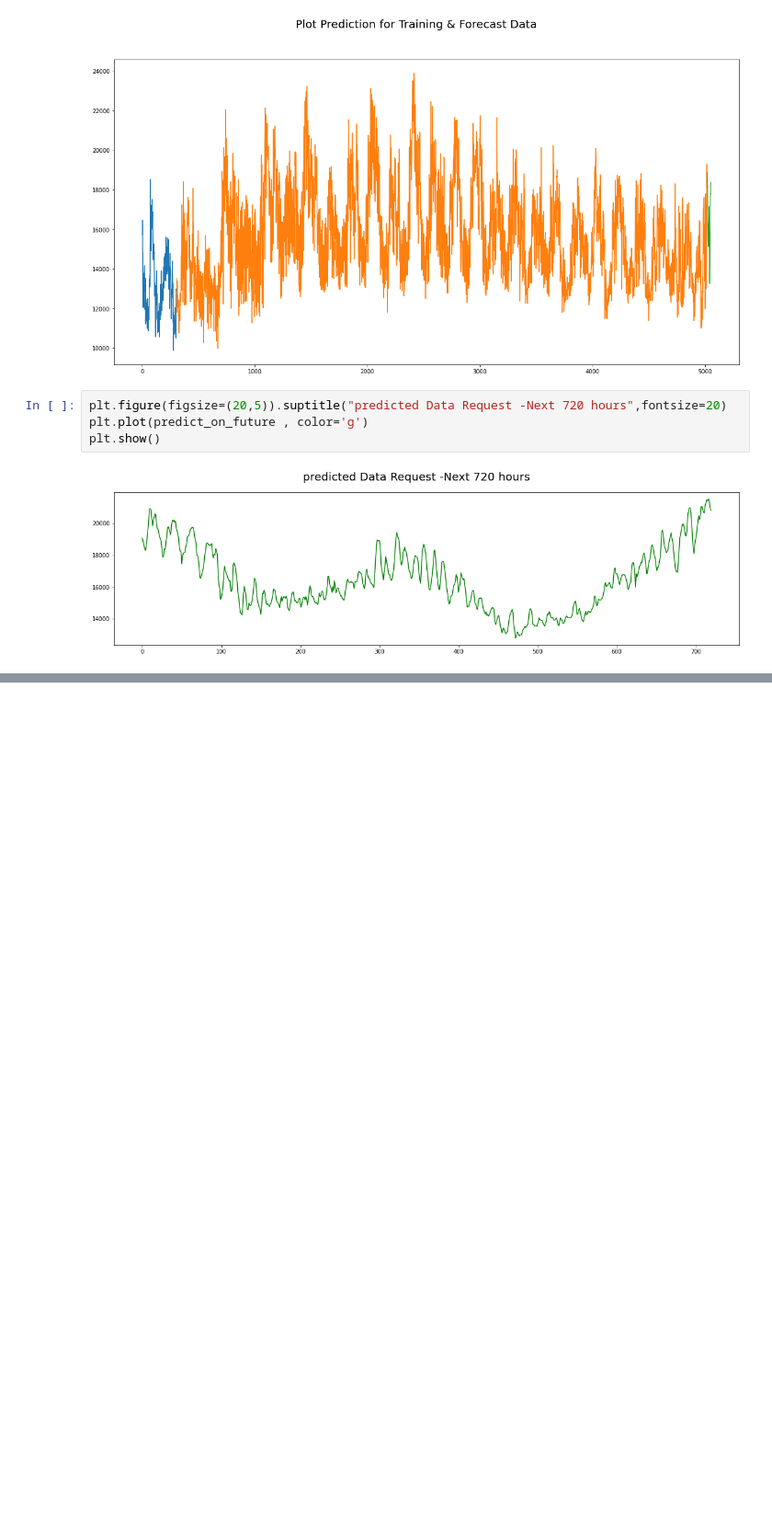
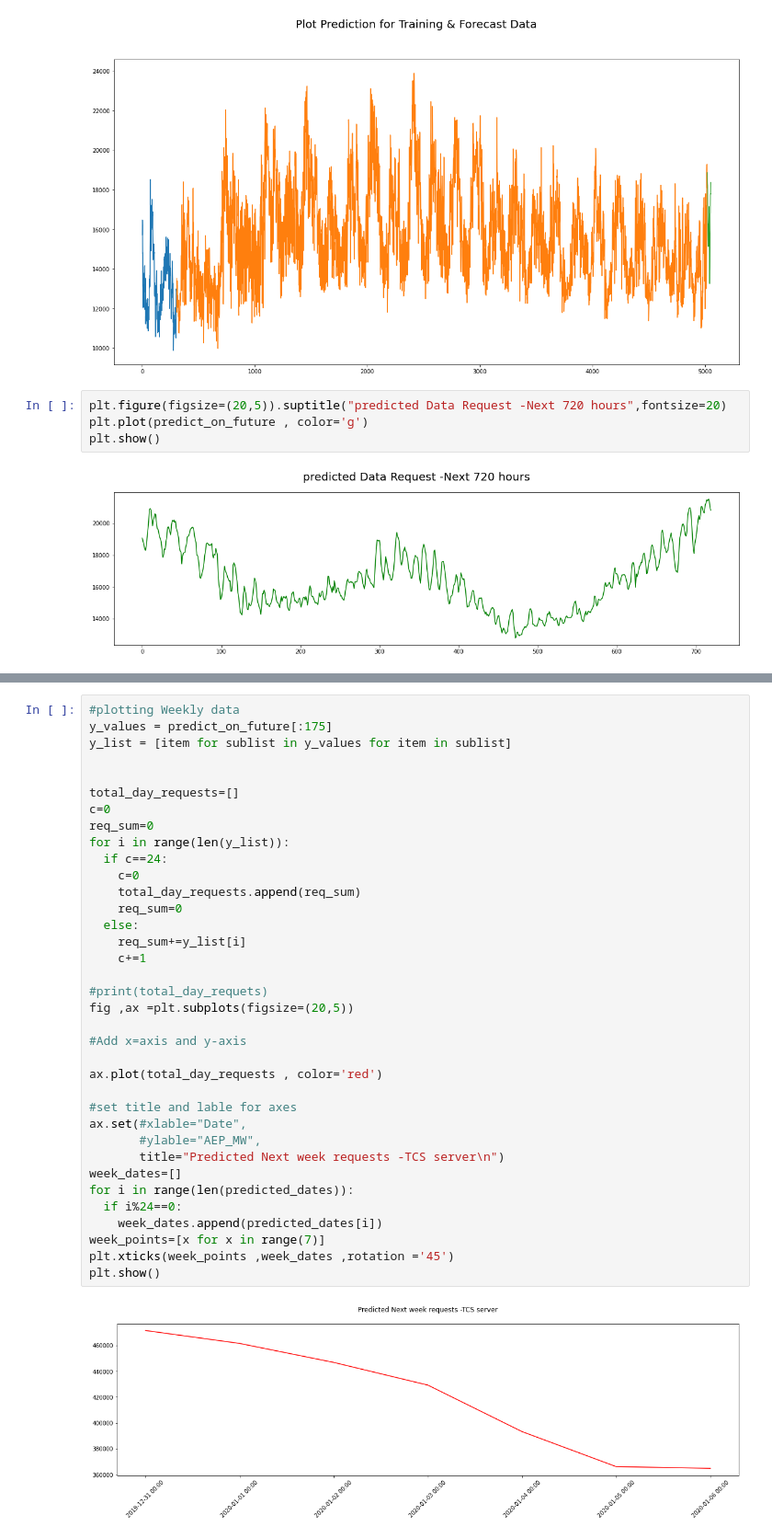
Before and after one commit to dhanushka365/SLEnergyConsumptionPrediction, a Jupyter notebook: EP_testv1.ipynb, the cells around one changed output, grey strips where cells are left out. Shown at 92% size. Cells and saved outputs as stored; diff of their text form; blank space fills up the shorter version.

```diff
--- a/EP_testv1.ipynb
+++ b/EP_testv1.ipynb
@@ -273,0 +362,38 @@ plt.show()
+# %%
+#plotting Weekly data
+y_values = predict_on_future[:175]
+y_list = [item for sublist in y_values for item in sublist]
+
+
+total_day_requests=[]
+c=0
+req_sum=0
+for i in range(len(y_list)):
+  if c==24:
+    c=0
+    total_day_requests.append(req_sum)
+    req_sum=0
+  else:
+    req_sum+=y_list[i]
+    c+=1
+
+#print(total_day_requets)
+fig ,ax =plt.subplots(figsize=(20,5))
+
+#Add x=axis and y-axis
+
+ax.plot(total_day_requests , color='red')
+
+#set title and lable for axes
+ax.set(#xlable="Date",
+       #ylable="AEP_MW",
+       title="Predicted Next week requests -TCS server\n")
+week_dates=[]
+for i in range(len(predicted_dates)):
+  if i%24==0:
+    week_dates.append(predicted_dates[i])
+week_points=[x for x in range(7)]
+plt.xticks(week_points ,week_dates ,rotation ='45')
+plt.show()
+# %% [output]
+[figure, added]
```
Also changed, not shown: parts of 4 cells of this notebook.
